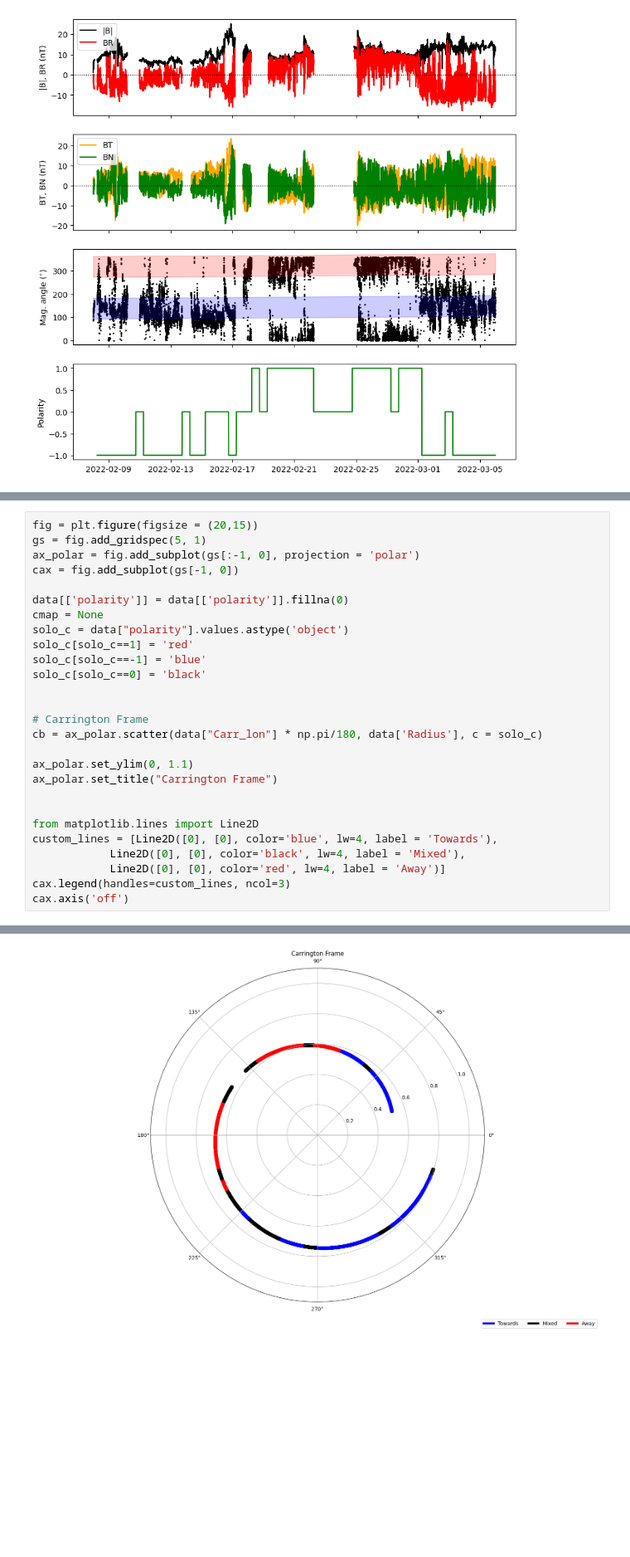
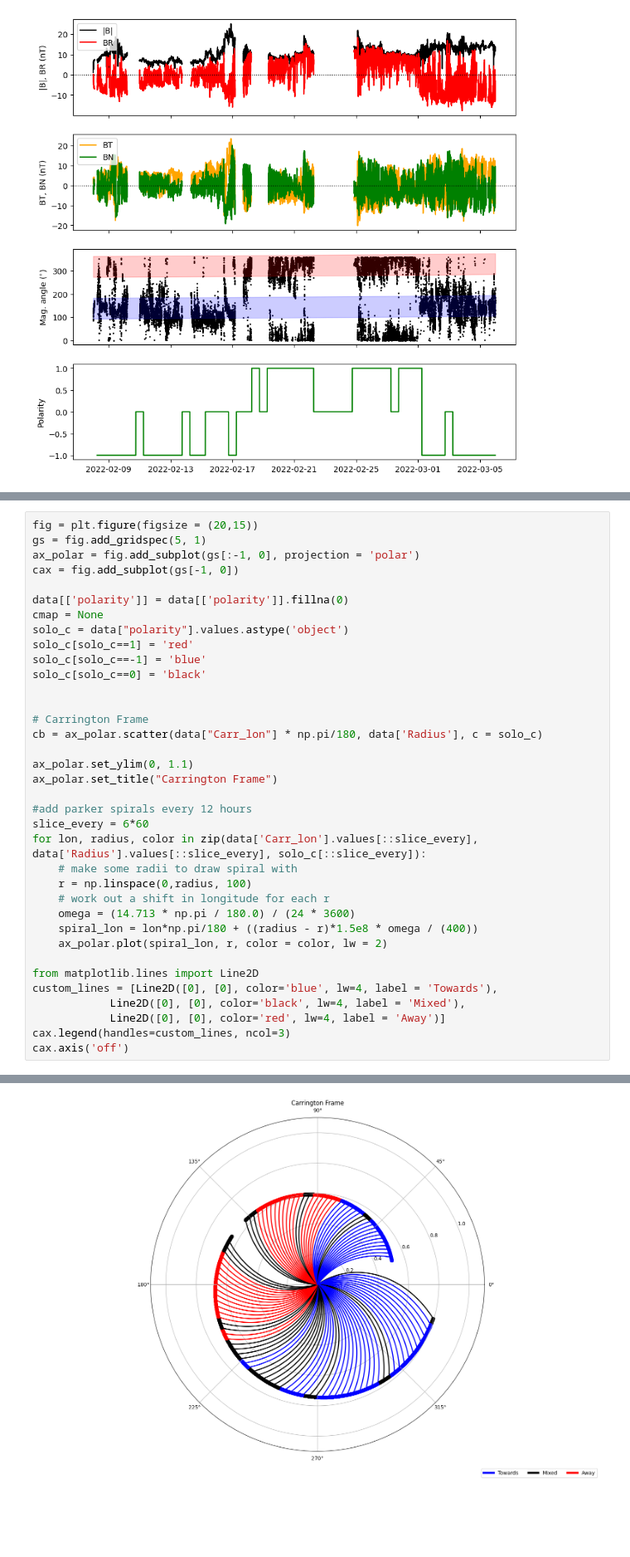
Before and after one commit to SolarOrbiterWorkshop/solo8_tutorials, a Jupyter notebook: MAG_tutorial/analysis.ipynb, the cells around one changed output, grey strips where cells are left out. Shown: that part at 83% size. Cells and saved outputs as stored; diff of their text form; blank space fills up the shorter version.

Commit message:
added parker spiral

```diff
--- a/MAG_tutorial/analysis.ipynb
+++ b/MAG_tutorial/analysis.ipynb
@@ -210,30 +210,39 @@ Easier to see the magnetic structure when we plot in the Carrington frame. This
 # %%
 fig = plt.figure(figsize = (20,15))
 gs = fig.add_gridspec(5, 1)
 ax_polar = fig.add_subplot(gs[:-1, 0], projection = 'polar')
 cax = fig.add_subplot(gs[-1, 0])
 
 data[['polarity']] = data[['polarity']].fillna(0)
 cmap = None
 solo_c = data["polarity"].values.astype('object')
 solo_c[solo_c==1] = 'red'
 solo_c[solo_c==-1] = 'blue'
 solo_c[solo_c==0] = 'black'
 
 
 # Carrington Frame
 cb = ax_polar.scatter(data["Carr_lon"] * np.pi/180, data['Radius'], c = solo_c)
 
 ax_polar.set_ylim(0, 1.1)
 ax_polar.set_title("Carrington Frame")
 
+#add parker spirals every 12 hours
+slice_every = 6*60
+for lon, radius, color in zip(data['Carr_lon'].values[::slice_every], data['Radius'].values[::slice_every], solo_c[::slice_every]):
+    # make some radii to draw spiral with
+    r = np.linspace(0,radius, 100)
+    # work out a shift in longitude for each r
+    omega = (14.713 * np.pi / 180.0) / (24 * 3600)
+    spiral_lon = lon*np.pi/180 + ((radius - r)*1.5e8 * omega / (400))
+    ax_polar.plot(spiral_lon, r, color = color, lw = 2)
 
 from matplotlib.lines import Line2D
 custom_lines = [Line2D([0], [0], color='blue', lw=4, label = 'Towards'),
             Line2D([0], [0], color='black', lw=4, label = 'Mixed'),
             Line2D([0], [0], color='red', lw=4, label = 'Away')]
 cax.legend(handles=custom_lines, ncol=3)
 cax.axis('off')
 # %% [output]
 (0.0, 1.0, 0.0, 1.0)
-[figure, old version]
+[figure, new version]
```
Also changed, not shown: parts of 1 cell of this notebook.
